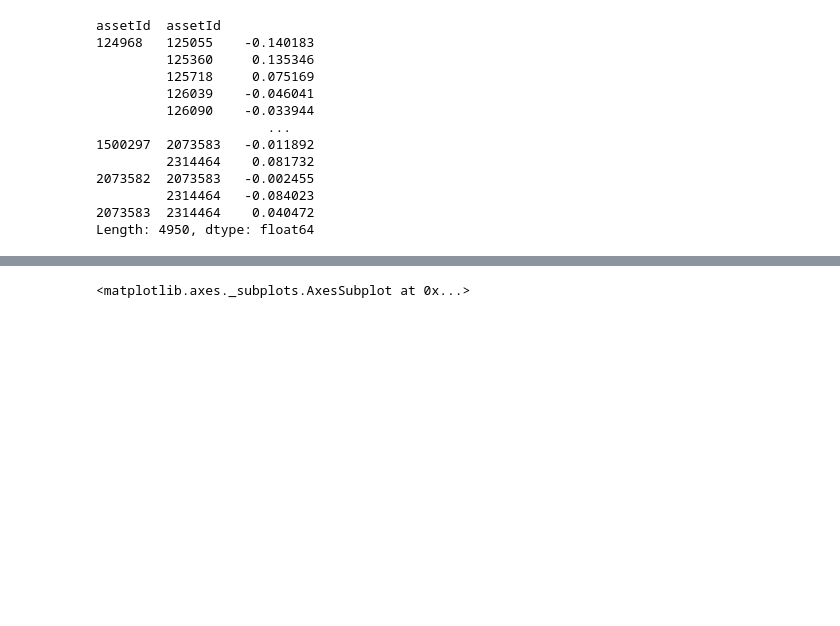
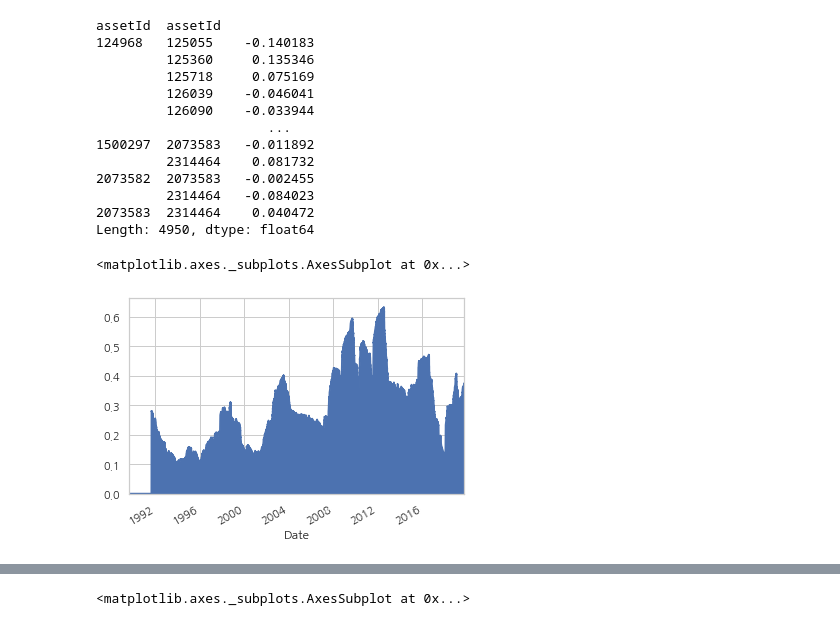
Before and after one commit to dnokes/DATA_698, a Jupyter notebook: notebooks/prototyping/DATA_698_Test_MSTs_Docker_Test.ipynb, the cells around one changed output, grey strips where cells are left out. Saved outputs shown, nothing was run; the diff lists cells and outputs as text; code cells hidden in the pictures; blank space fills up the shorter version.

Commit message:
fix functions to plot correlation distribution test

```diff
--- a/notebooks/prototyping/DATA_698_Test_MSTs_Docker_Test.ipynb
+++ b/notebooks/prototyping/DATA_698_Test_MSTs_Docker_Test.ipynb
@@ -472,14 +472,28 @@ correlationByDate=dict()
 for dateIndex in range(0,nDateTimes):
     # extract datetime
     dateTime=dateTimes[dateIndex]
+    #print(str(dateTime)+'|'+str(dateIndex))
     # extract correlations for date
-    CC,shuffledCC,randomCC=extractCorrelationForDate(rollingCorrelation,shuffledRollingCorrelation,
-        randomRollingCorrelation,indexConstituent,dateTime)
-    ## flatten correlation matrix for distribution
-    #flatCC,flatShuffledCC,flatRandomCC=flattenCorrelationsForDistribution(CC,shuffledCC,randomCC)
-    ## concat flat correlations
-    #flatCorrelations=concatFlatCorrelations(flatCC,flatShuffledCC,flatRandomCC)
-    ## add flat correlation to dictionary with date as key
-    #correlationByDate[dateTime]=flatCorrelations
-    ## compute mean correlations
-    #meanCorrelation[dateIndex,:]=flatCorrelations.mean(axis=0).values
+    CC,shuffledCC,randomCC=extractCorrelationForDate(rollingCorrelation,
+        shuffledRollingCorrelation,randomRollingCorrelation,indexConstituent,
+        dateTime)
+    try:
+        # flatten correlation matrix for distribution
+        flatCC,flatShuffledCC,flatRandomCC=flattenCorrelationsForDistribution(CC,
+            shuffledCC,randomCC)
+        # concat flat correlations
+        flatCorrelations=concatFlatCorrelations(flatCC,flatShuffledCC,flatRandomCC)
+        # add flat correlation to dictionary with date as key
+        correlationByDate[dateTime]=flatCorrelations
+        # compute mean correlations
+        meanCorrelation[dateIndex,:]=flatCorrelations.mean(axis=0).values
+    except:
+        pass
+
+meanCorrelationDf=pd.DataFrame(index=dateTimes,data=meanCorrelation,
+    columns=['observed','shuffled','random'])
+# %%
+meanCorrelationDf['observed'].plot(kind='area')
+# %% [output]
+<matplotlib.axes._subplots.AxesSubplot at 0x...>
+[figure, added]
```
Also changed, not shown: parts of 6 cells of this notebook.
